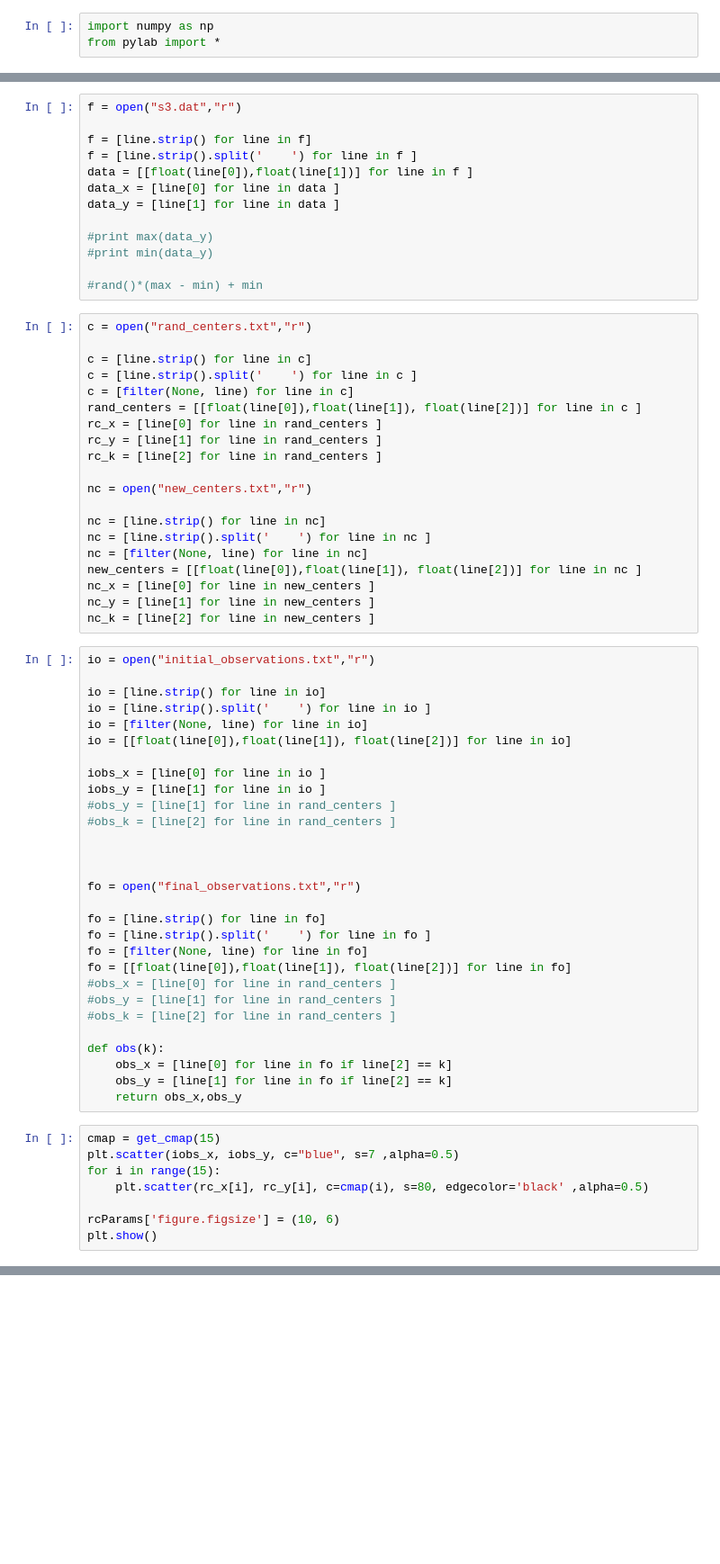
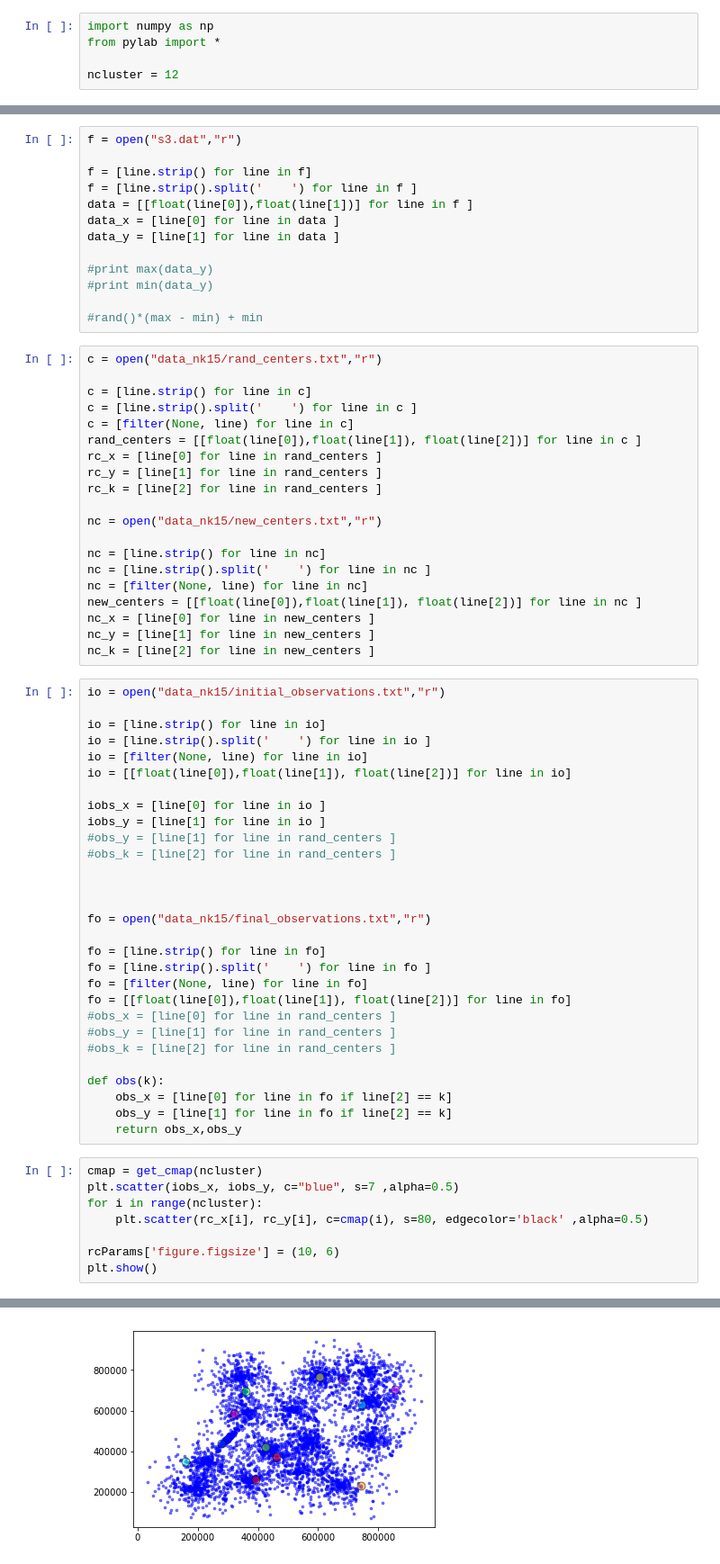
Before and after one commit to denocris/Clustering-Algorithms, a Jupyter notebook: d2/kmeans/plotting.ipynb, the cells around one changed output, grey strips where cells are left out. Shown: that part at 90% size. Drawn from its saved outputs; the diff is of its cells as text; blank space fills up the shorter version.

```diff
--- a/d2/kmeans/plotting.ipynb
+++ b/d2/kmeans/plotting.ipynb
@@ -1,6 +1,8 @@
 # %%
 import numpy as np
 from pylab import *
+
+ncluster = 12
 # %%
 import matplotlib.cm as cmx
 import matplotlib.colors as colors
@@ -26,7 +28,7 @@ data_y = [line[1] for line in data ]
 
 #rand()*(max - min) + min
 # %%
-c = open("rand_centers.txt","r")
+c = open("data_nk15/rand_centers.txt","r")
 
 c = [line.strip() for line in c]
 c = [line.strip().split('    ') for line in c ]
@@ -36,7 +38,7 @@ rc_x = [line[0] for line in rand_centers ]
 rc_y = [line[1] for line in rand_centers ]
 rc_k = [line[2] for line in rand_centers ]
 
-nc = open("new_centers.txt","r")
+nc = open("data_nk15/new_centers.txt","r")
 
 nc = [line.strip() for line in nc]
 nc = [line.strip().split('    ') for line in nc ]
@@ -46,7 +48,7 @@ nc_x = [line[0] for line in new_centers ]
 nc_y = [line[1] for line in new_centers ]
 nc_k = [line[2] for line in new_centers ]
 # %%
-io = open("initial_observations.txt","r")
+io = open("data_nk15/initial_observations.txt","r")
 
 io = [line.strip() for line in io]
 io = [line.strip().split('    ') for line in io ]
@@ -60,7 +62,7 @@ iobs_y = [line[1] for line in io ]
 
 
 
-fo = open("final_observations.txt","r")
+fo = open("data_nk15/final_observations.txt","r")
 
 fo = [line.strip() for line in fo]
 fo = [line.strip().split('    ') for line in fo ]
@@ -75,9 +77,9 @@ def obs(k):
     obs_y = [line[1] for line in fo if line[2] == k]
     return obs_x,obs_y
 # %%
-cmap = get_cmap(15)
+cmap = get_cmap(ncluster)
 plt.scatter(iobs_x, iobs_y, c="blue", s=7 ,alpha=0.5)
-for i in range(15):
+for i in range(ncluster):
     plt.scatter(rc_x[i], rc_y[i], c=cmap(i), s=80, edgecolor='black' ,alpha=0.5)
 
 rcParams['figure.figsize'] = (10, 6)
@@ -87,2 +88,3 @@ IndexError: list index out of range
+[figure, added]
 # %%
 
```
Also changed, not shown: parts of 4 cells of this notebook, 4 other files.
